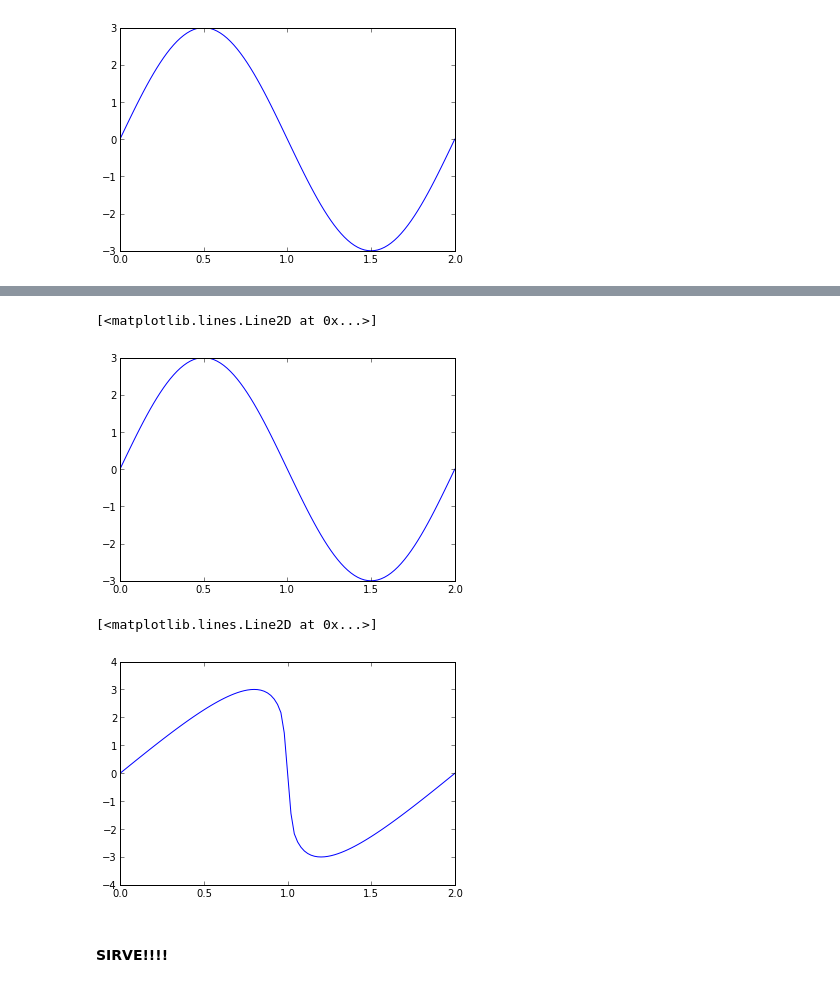
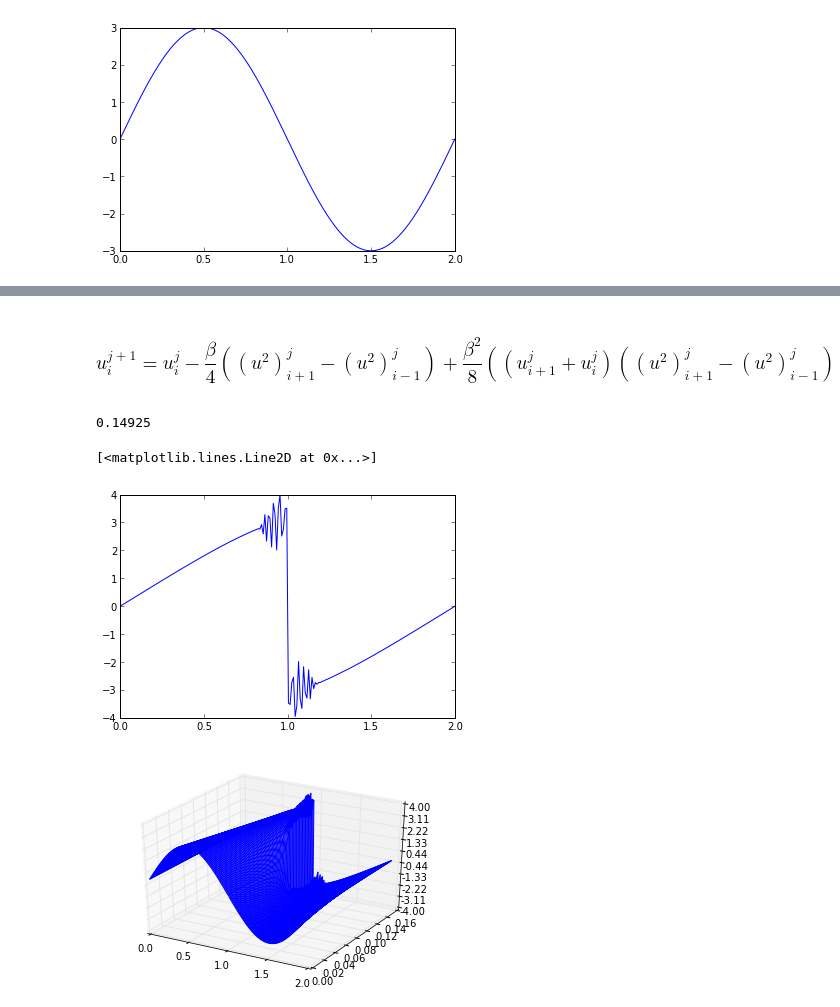
Before and after one commit to jdestupinan1332/Hw7, a Jupyter notebook: BurgersEq.ipynb, the cells around one changed output, grey strips where cells are left out. Saved outputs shown, nothing was run; the diff lists cells and outputs as text; code cells hidden in the pictures.

```diff
--- a/BurgersEq.ipynb
+++ b/BurgersEq.ipynb
@@ -31,13 +36,18 @@ ui[0] = 0.0
 ui[n_x/2] = 0.0
 
 uf = zeros(n_x)
+up = ui.copy()
 
 un = ui.copy()
 
-for j in range(n_t):
+us = np.zeros(n_t*n_x).reshape(n_t, n_x)
+us[0]=up
+
+for j in range(1,n_t):
     for i in range(1,n_x-1):
-        uf[i] = un[i] - dt/dx*((un[i])**2-(un[i-1])**2)/2
-
+        uf[i] = up[i] - dt/dx*((un[i+1])**2-(un[i-1])**2)/2
+    us[j] = uf
+    up = un.copy()
     un = uf.copy()
 # %%
 plot (x,un)
@@ -62,5 +72,41 @@ ui = 3*sin(pi*x)
+# %% [markdown]
+### $$
+u_i^{j+1} = u_i^{j} - \frac{\beta}{4} \left((u^2)^j_{i+1} - (u^2)^j_{i-1}\right) + \frac{\beta^2}{8} \left((u^j_{i+1} + u^j_i)((u^2)^j_{i+1} - (u^2)^j_{i-1}) - (u^j_i + u^j_{i-1})((u^2)^j_i - (u^2)^j_{i-1}) \right)
+$$
+# %%
+n_t = 110
+n_x = 200
+
+x = linspace(0,2,n_x)
+t = linspace(0,0.15,n_t)
+ui = 3*sin(pi*x)
+
+dt = 0.0015
+dx = x[1]-x[0]
+print dt/dx
+# %% [output]
+0.14925
+# %%
+#fixed boundary conditions
+ui[0] = 0.0
+ui[n_x/2] = 0.0
+
+uf = zeros(n_x)
+un = ui.copy()
+b = dt/dx
+
+us2 = np.zeros(n_t*n_x).reshape(n_t, n_x)
+us2[0]=un
+
+for j in range(1,n_t):
+    for i in range(1,n_x-1):
+        uf[i] = un[i] - b/4*((un[i+1])**2-(un[i-1])**2)\
+            + b**2/8 *((un[i+1]+un[i])*((un[i+1])**2-(un[i-1])**2)\
+            - (un[i]+un[i-1])*((un[i+1])**2-(un[i-1])**2))
+    us2[j] = uf
+    un = uf.copy()
 # %%
-plot (x,ui)
+plot (x, uf)
 # %% [output]
 [<matplotlib.lines.Line2D at 0x...>]
-[figure, old version]
+[figure, new version]
@@ -83,7 +113,15 @@ for j in range(n_t):
-# %%
-plot (x,un)
-# %% [output]
-[<matplotlib.lines.Line2D at 0x...>]
-[figure, removed]
-# %% [markdown]
-#### SIRVE!!!!
+# %%
+x = linspace(0,2,n_x)
+t = linspace(0,0.15,n_t)
+
+fig = plt.figure()
+ax = fig.gca(projection='3d')
+x ,t = np.meshgrid(x,t)
+surf = ax.plot_wireframe(x,t,us2)
+
+ax.zaxis.set_major_locator(LinearLocator(10))
+ax.zaxis.set_major_formatter(FormatStrFormatter('%.02f'))
+
+plt.show()
+# %% [output]
+[figure, added]
```
Also changed, not shown: parts of 9 cells of this notebook.
